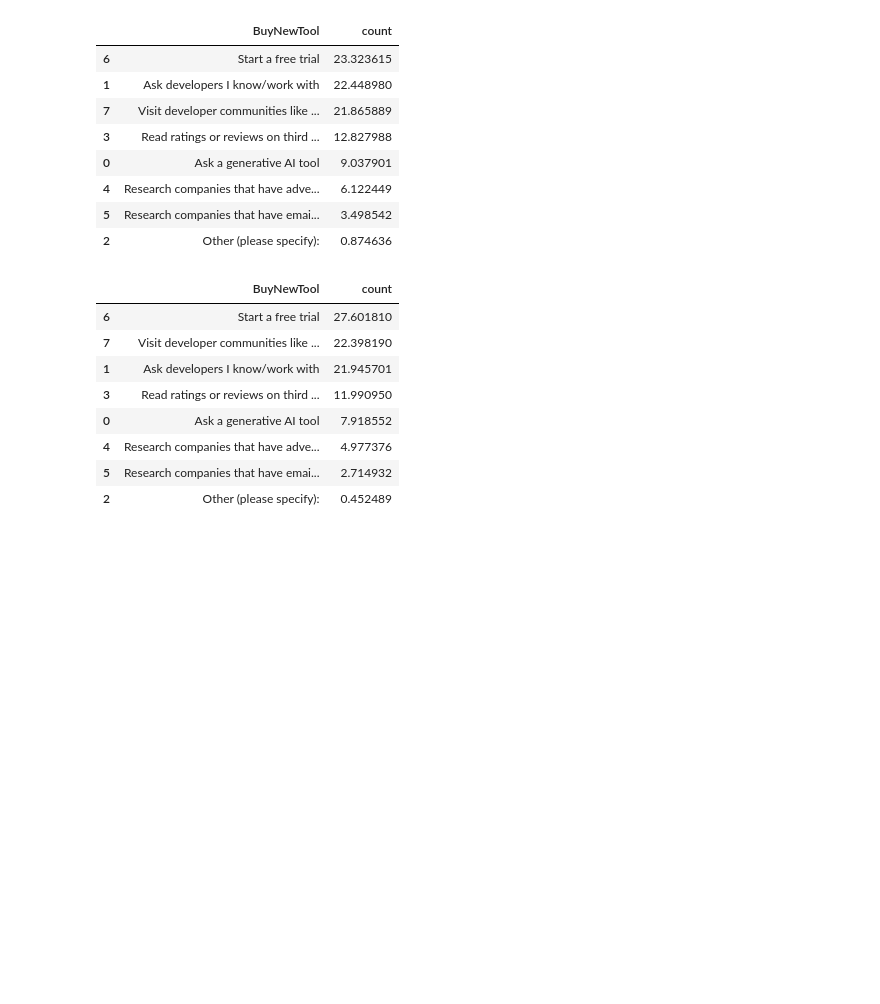
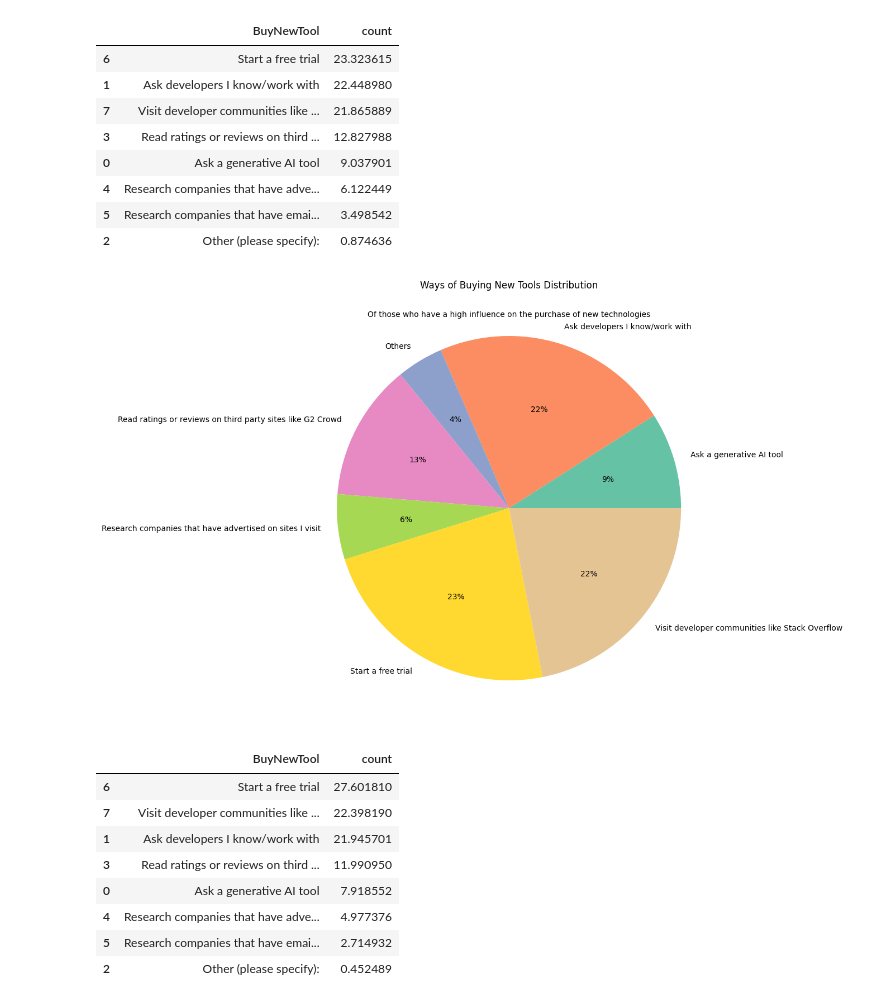
Before and after one commit to abrahim-k/stack_overflow_data, a Jupyter notebook: stack_overflow.ipynb, the cells around one changed output. Drawn from its saved outputs; the diff is of its cells as text; code cells hidden in the pictures; blank space fills up the shorter version.

Commit message:
feat: meathod give_corr_plot and correaltion heatmaps created

```diff
--- a/stack_overflow.ipynb
+++ b/stack_overflow.ipynb
@@ -77,6 +77,14 @@ class Plotter:
         plt.title(f'{name} Distribution')
         plt.text(0.5, 0.95, f'Of those who have {influence} on the purchase of new technologies', ha='center', va='center', transform=plt.gca().transAxes)
         plt.show()
+
+    def give_corr_plot(self, df, influence, x=8, y=6):
+        plt.figure(figsize=(x, y))
+        heatmap = sns.heatmap(df, cmap='YlGnBu', annot=True)
+        plt.title('Correlation Heatmap')
+        plt.text(0.5, -0.1, f'Of those who have {influence} on the purchase of new technologies', ha='center', va='center', transform=plt.gca().transAxes)
+        plt.text(0.5, -0.2, 'This heatmap shows correlations between different parameters:\nAge of developers (Age), Years of their coding experience (YearsCodePro), number of employees that work in their organization (OrgSize) and the total amount of their payments (TotalComp)', ha='center', va='center', transform=plt.gca().transAxes)
+        plt.show()
 # %%
 plotter = Plotter()
 # %%
@@ -501,7 +509,9 @@ high_influence_buy
 | 5 | Research companies that have emai... | 3.498542 |
 | 2 | Other (please specify): | 0.874636 |
 # %%
-plotter.give_pie_plot(high_influence_buy, 'a high influence', 'BuyNew', 'Communication Tool')
+plotter.give_pie_plot(high_influence_buy, 'a high influence', 'BuyNewTool', 'Ways of Buying New Tools')
+# %% [output]
+[figure, added]
 # %%
 
 some_influence_buy = some_result_maker.get_percentages_df_by_column('BuyNewTool')
```
Also changed, not shown: parts of 3 cells of this notebook.
